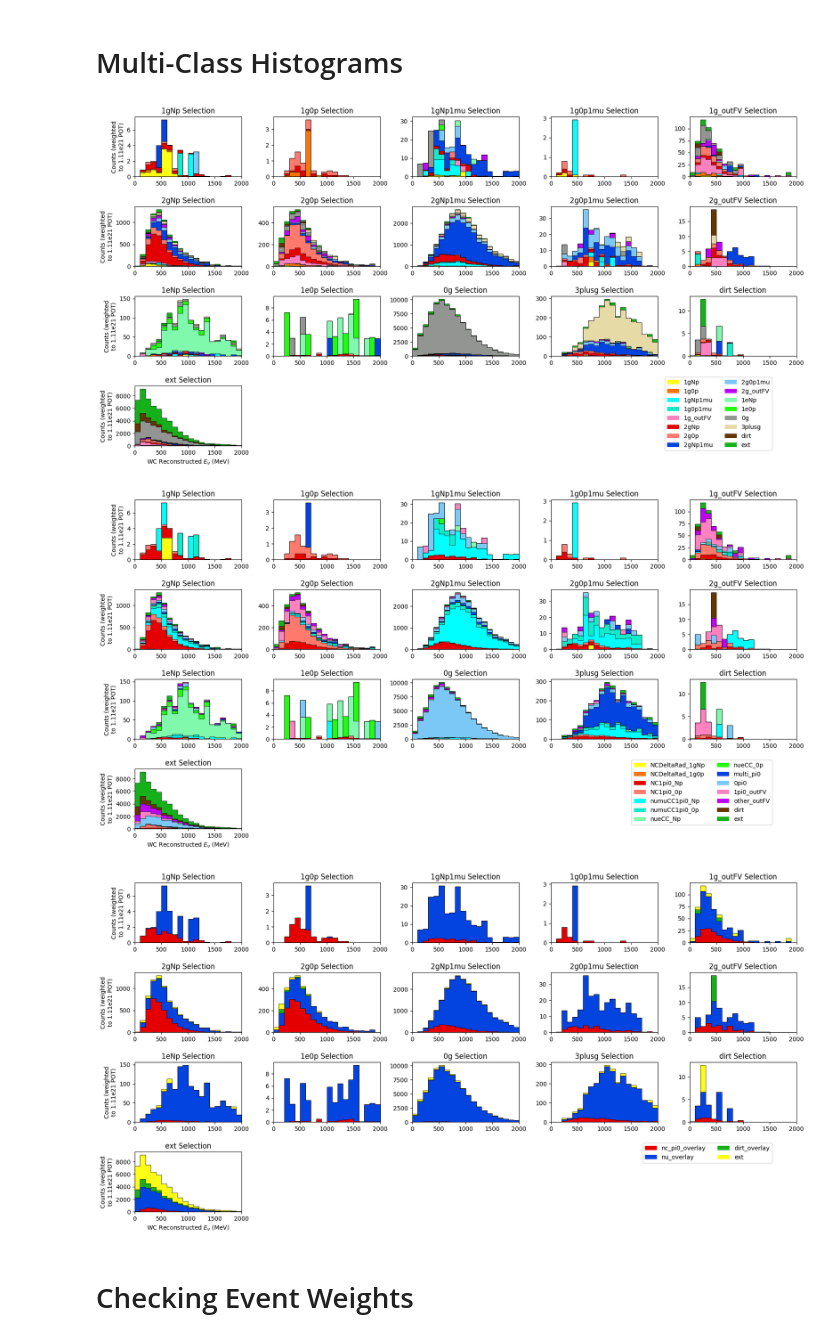
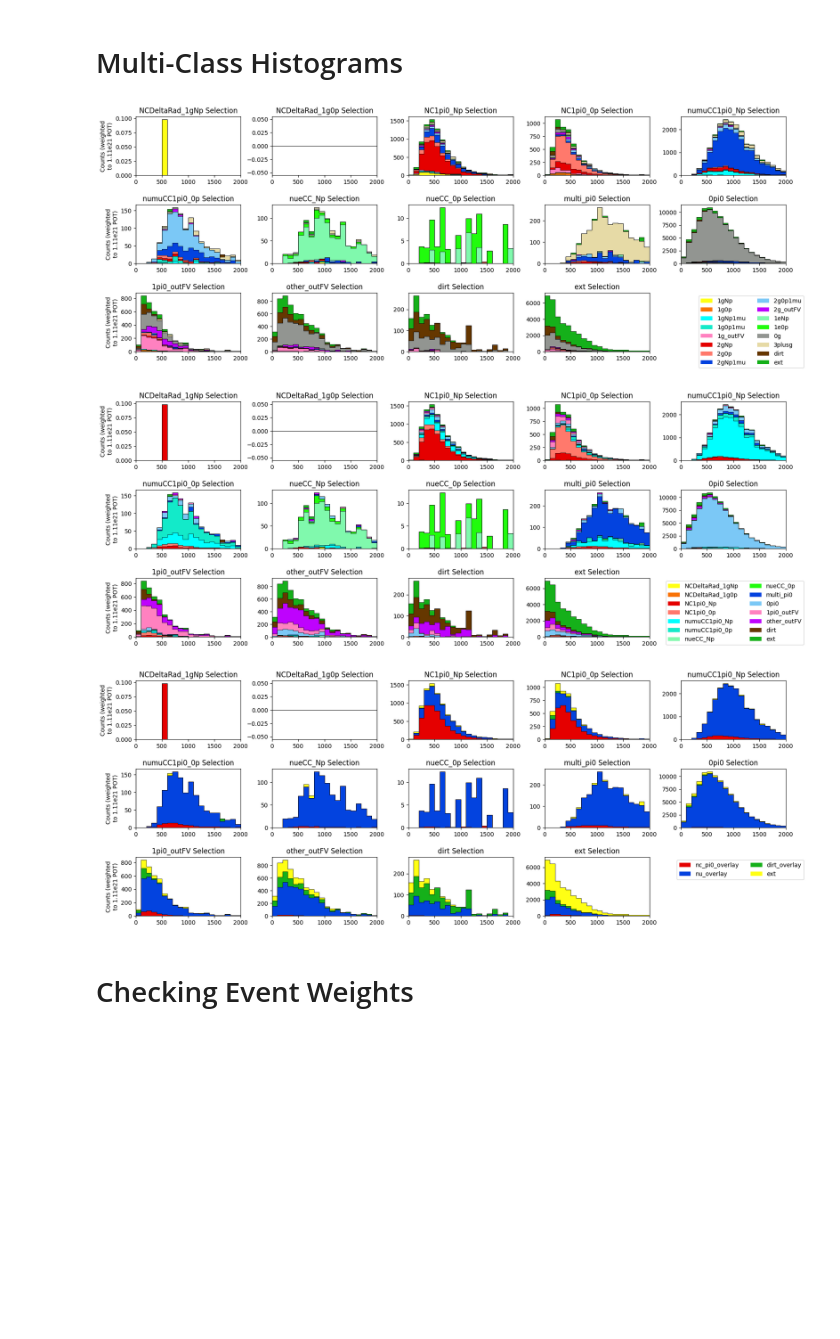
Before and after one commit to leehagaman/uboone_ngem, a Jupyter notebook: ipynb_notebooks/multiclass_histograms.ipynb, the cells around one changed output. Cells and saved outputs as stored; diff of their text form; code cells hidden in the pictures; blank space fills up the shorter version.

```diff
--- a/ipynb_notebooks/multiclass_histograms.ipynb
+++ b/ipynb_notebooks/multiclass_histograms.ipynb
@@ -17,9 +17,11 @@ from src.file_locations import intermediate_files_location
 # %% [markdown]
 # File Loading
 # %%
-#training = "first_combined_training"
+training = "first_combined_training"
 #training = "first_wc_training"
-training = "first_lantern_training"
+#training = "first_lantern_training"
+
+training = "first_combined_physics_training"
 # %%
 print("loading all_df.pkl...")
 with open(f"{intermediate_files_location}/all_df.pkl", "rb") as f:
@@ -36,6 +38,9 @@ print("merging all_df and predictions.pkl...")
 merged_df = pd.merge(all_df, pred_df, on=["filetype", "run", "subrun", "event"], how="left")
 
 sig_categories = topological_category_labels
+
+if "physics" in training:
+    sig_categories = physics_category_labels
 
 prob_categories = ["prob_" + cat for cat in sig_categories]
 
@@ -128,42 +133,45 @@ for breakdown_type in ["topological", "physics", "filetype"]:
     bin_centers = (bins[:-1] + bins[1:]) / 2
     multi_bin_centers = [bin_centers] * len(breakdown_labels)
     outline_colors = ["k"] * len(breakdown_labels)
 
     for i, signal_category in enumerate(sig_categories):
 
         sel_df = presel_merged_df.query(reco_category_queries[i])
 
         counts = []
         for breakdown_i, breakdown_label in enumerate(breakdown_labels):
             curr_df = sel_df.query(breakdown_queries[breakdown_i])
             counts.append(np.histogram(curr_df["wc_kine_reco_Enu"], weights=curr_df["wc_net_weight"], bins=bins)[0])
 
         axs[i].hist(multi_bin_centers, weights=counts, bins=bins, color=breakdown_colors, stacked=True, label=breakdown_labels)
         axs[i].hist(multi_bin_centers, weights=counts, bins=bins, color=outline_colors, histtype="step", lw=0.5, stacked=True)
 
         if i >= 15: # Only show x-label for bottom row
             axs[i].set_xlabel(r"WC Reconstructed $E_\nu$ (MeV)")
         if i % 5 == 0: # Only show y-label for leftmost column
             axs[i].set_ylabel("Counts (weighted\nto 1.11e21 POT)")
         axs[i].set_title(f"{signal_category} Selection")
         axs[i].set_xlim(0, 2000)
 
-        if i == 15:
-            axs[i].legend(ncol=2, loc='upper right', bbox_to_anchor=(6, 1.2))
+        if i == len(sig_categories) - 1:
+            if "physics" in training:
+                axs[i].legend(ncol=2, loc='upper right', bbox_to_anchor=(2.5, 1))
+            else:
+                axs[i].legend(ncol=2, loc='upper right', bbox_to_anchor=(6, 1.2))
 
-    axs[16].remove()
-    axs[17].remove()
-    axs[18].remove()
-    axs[19].remove()
+
+    for i in range(20):
+        if i > len(sig_categories) - 1:
+            axs[i].remove()
 
     fig.subplots_adjust(hspace=0.5, wspace=0.3)
 
     plt.savefig(f"../plots/multiclass_histograms_{training}_{breakdown_type}.pdf")
     plt.savefig(f"../plots/multiclass_histograms_{training}_{breakdown_type}.png")
 # %% [output]
-[figure, old version]
+[figure, new version]
-[figure, old version]
+[figure, new version]
-[figure, old version]
+[figure, new version]
 # %% [markdown]
 # Checking Event Weights
 # %%
```
Also changed, not shown: parts of 5 cells of this notebook, 4 other files.
